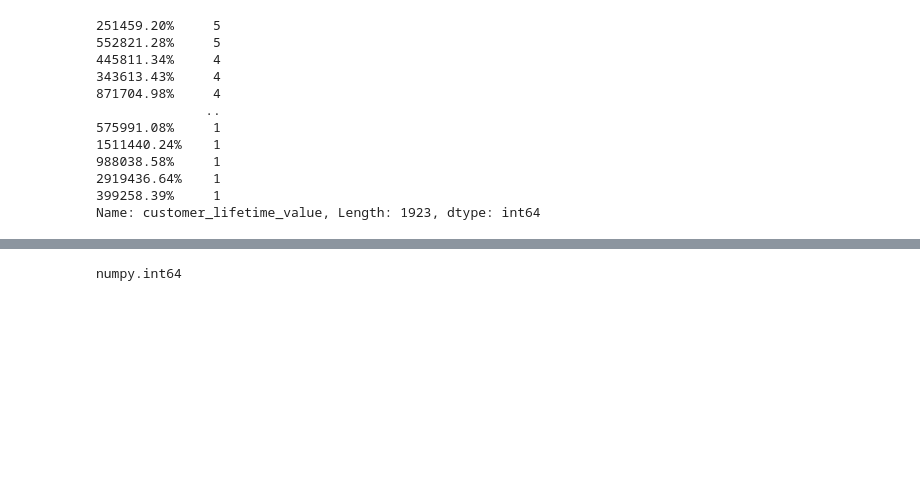
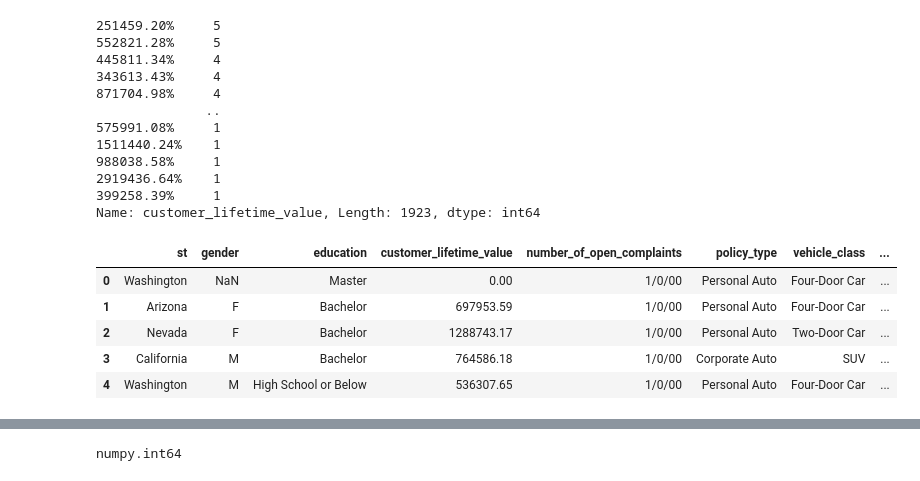
Before and after one commit to coolmysticalkoala/IronHack, a Jupyter notebook: DA_IH Workspace/LABS/Week 2/Day 2/Customer_Analysis_Case_Study.ipynb, the cells around one changed output, grey strips where cells are left out. Cells and saved outputs as stored; diff of their text form; code cells hidden in the pictures; blank space fills up the shorter version.

```diff
--- a/DA_IH Workspace/LABS/Week 2/Day 2/Customer_Analysis_Case_Study.ipynb
+++ b/DA_IH Workspace/LABS/Week 2/Day 2/Customer_Analysis_Case_Study.ipynb
@@ -142,6 +142,26 @@ df5['customer_lifetime_value'].value_counts()
 2919436.64%    1
 399258.39%     1
 Name: customer_lifetime_value, Length: 1923, dtype: int64
+# %%
+def func1(x):
+    x = str(x)
+
+    if x != "nan":
+        y = x[:-1]
+        return float(y)
+    else:
+        return 0
+
+df5["customer_lifetime_value"] = df5["customer_lifetime_value"].apply(func1)
+df5["customer_lifetime_value"].value_counts()
+df5.head()
+# %% [output]
+|  | st | gender | education | customer_lifetime_value | number_of_open_complaints | policy_type | vehicle_class | ... |
+| 0 | Washington | NaN | Master | 0.00 | 1/0/00 | Personal Auto | Four-Door Car | ... |
+| 1 | Arizona | F | Bachelor | 697953.59 | 1/0/00 | Personal Auto | Four-Door Car | ... |
+| 2 | Nevada | F | Bachelor | 1288743.17 | 1/0/00 | Personal Auto | Two-Door Car | ... |
+| 3 | California | M | Bachelor | 764586.18 | 1/0/00 | Corporate Auto | SUV | ... |
+| 4 | Washington | M | High School or Below | 536307.65 | 1/0/00 | Personal Auto | Four-Door Car | ... |
 # %%
 def func2(x):
     x = str(x)
```
Also changed, not shown: parts of 17 cells of this notebook.
